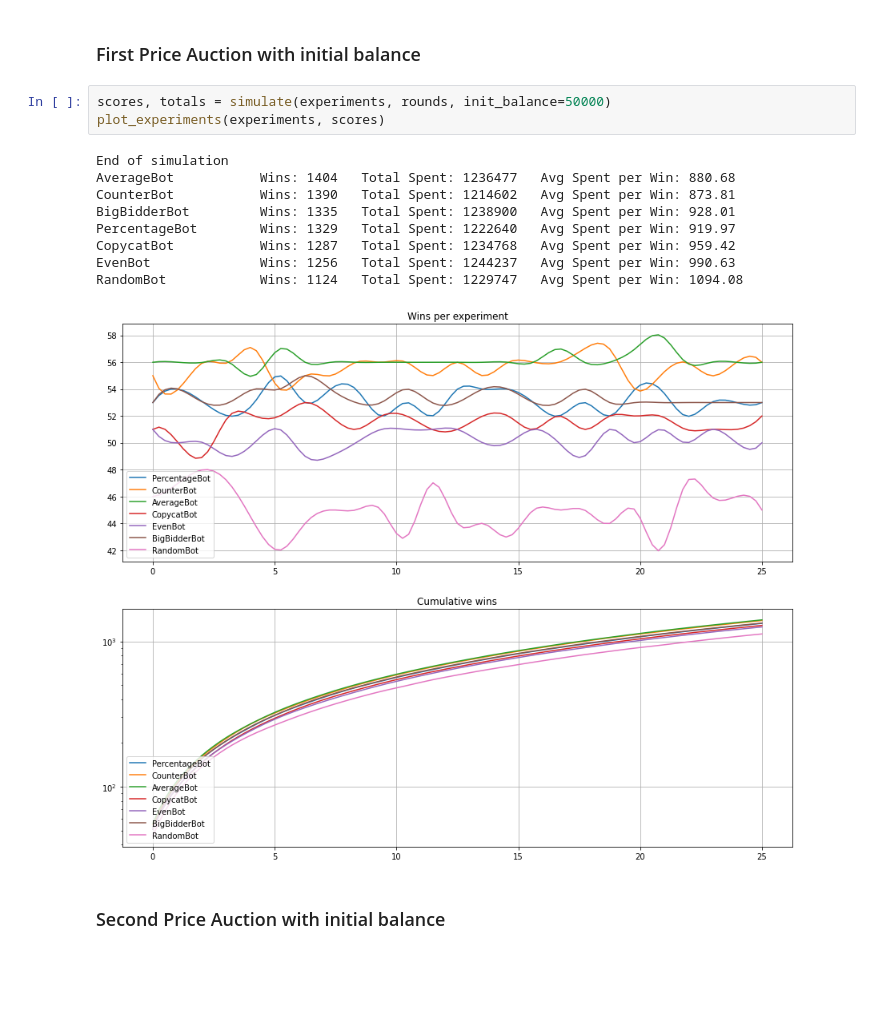
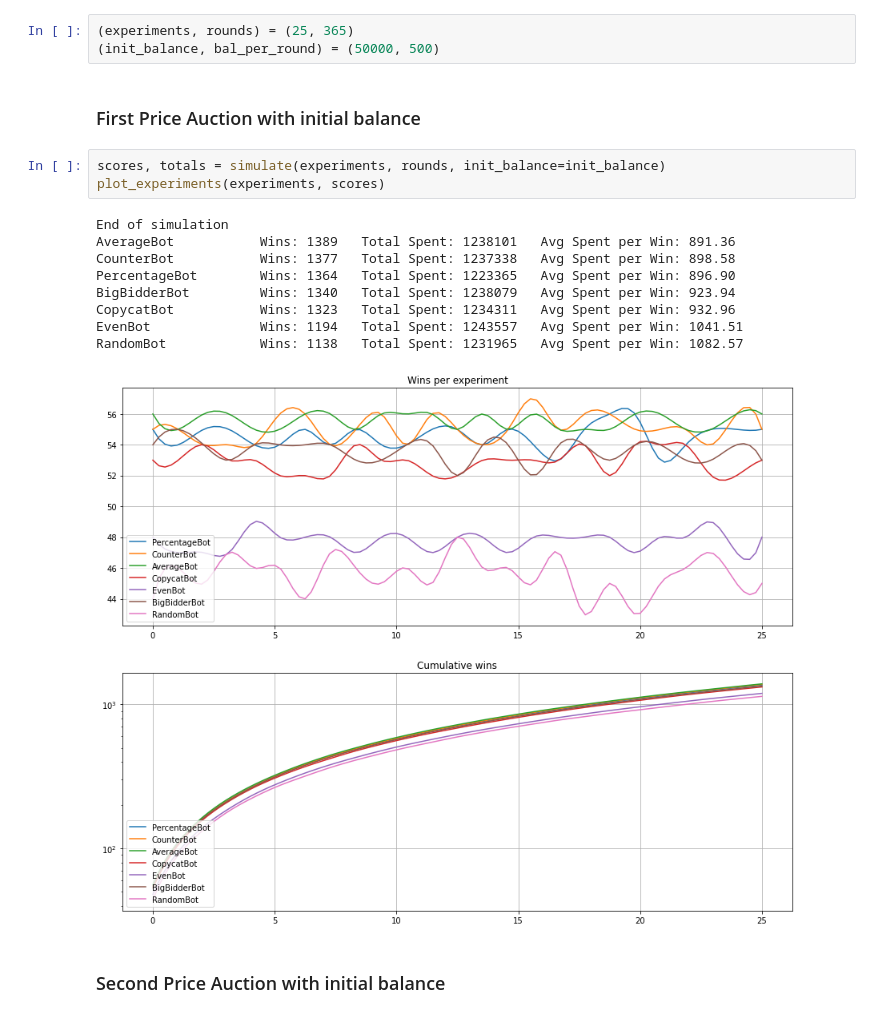
Before and after one commit to chriskrez/MultiagentSystems, a Jupyter notebook: agents.ipynb, the cells around one changed output. Cells and saved outputs as stored; diff of their text form; blank space fills up the shorter version.

```diff
--- a/agents.ipynb
+++ b/agents.ipynb
@@ -368,18 +358,21 @@ rounds = 365
+# %%
+(experiments, rounds) = (25, 365)
+(init_balance, bal_per_round) = (50000, 500)
 # %% [markdown]
 ### First Price Auction with initial balance
 # %%
-scores, totals = simulate(experiments, rounds, init_balance=50000)
+scores, totals = simulate(experiments, rounds, init_balance=init_balance)
 plot_experiments(experiments, scores)
 # %% [output]
 End of simulation
-AverageBot           Wins: 1404   Total Spent: 1236477   Avg Spent per Win: 880.68
-CounterBot           Wins: 1390   Total Spent: 1214602   Avg Spent per Win: 873.81
-BigBidderBot         Wins: 1335   Total Spent: 1238900   Avg Spent per Win: 928.01
-PercentageBot        Wins: 1329   Total Spent: 1222640   Avg Spent per Win: 919.97
-CopycatBot           Wins: 1287   Total Spent: 1234768   Avg Spent per Win: 959.42
-EvenBot              Wins: 1256   Total Spent: 1244237   Avg Spent per Win: 990.63
-RandomBot            Wins: 1124   Total Spent: 1229747   Avg Spent per Win: 1094.08
+AverageBot           Wins: 1389   Total Spent: 1238101   Avg Spent per Win: 891.36
+CounterBot           Wins: 1377   Total Spent: 1237338   Avg Spent per Win: 898.58
+PercentageBot        Wins: 1364   Total Spent: 1223365   Avg Spent per Win: 896.90
+BigBidderBot         Wins: 1340   Total Spent: 1238079   Avg Spent per Win: 923.94
+CopycatBot           Wins: 1323   Total Spent: 1234311   Avg Spent per Win: 932.96
+EvenBot              Wins: 1194   Total Spent: 1243557   Avg Spent per Win: 1041.51
+RandomBot            Wins: 1138   Total Spent: 1231965   Avg Spent per Win: 1082.57
-[figure, old version]
+[figure, new version]
 # %% [markdown]
 ### Second Price Auction with initial balance
 # %%
```
Also changed, not shown: parts of 5 cells of this notebook.
